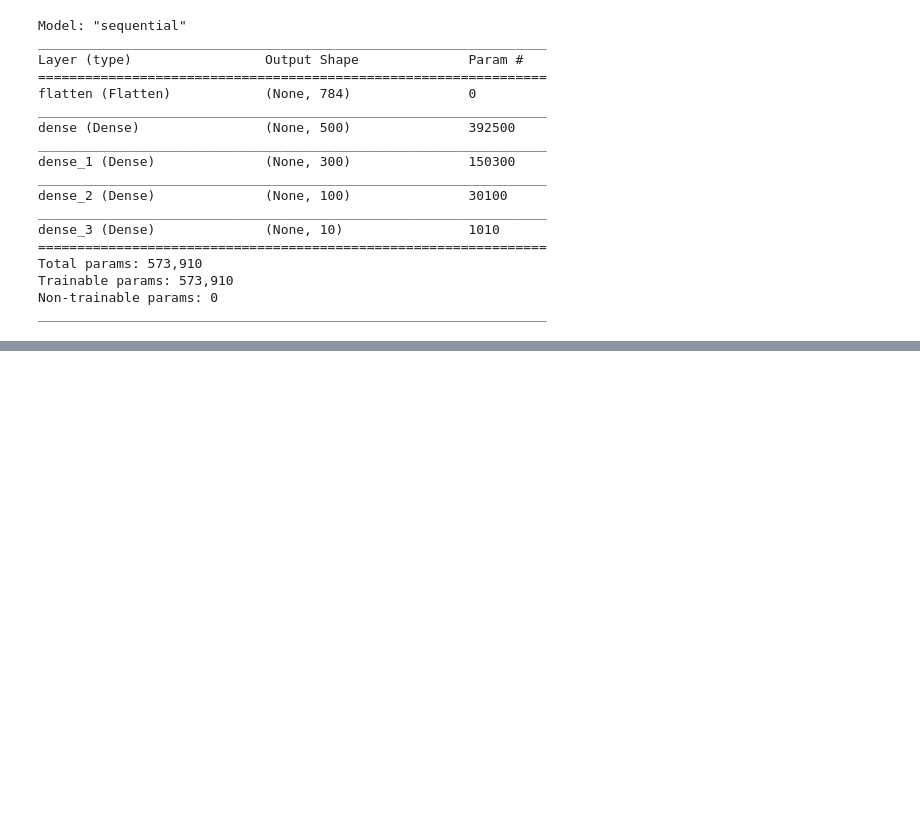
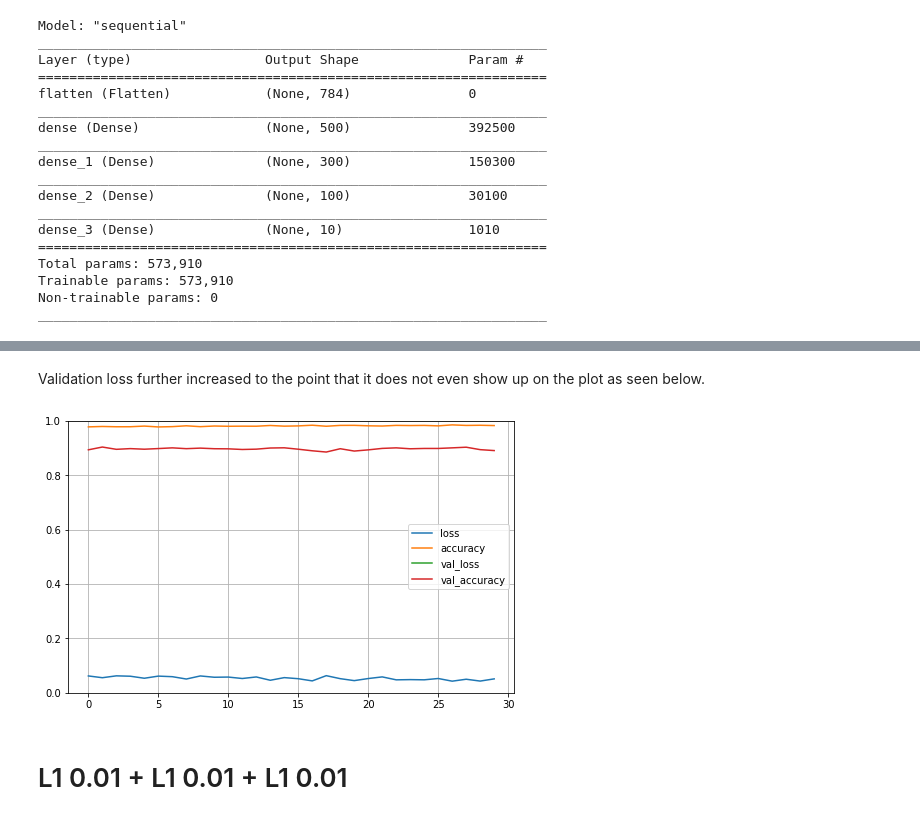
Before and after one commit to nopynospy/apu_deep_learning, a Jupyter notebook: Lab_4.ipynb, the cells around one changed output, grey strips where cells are left out. Saved outputs shown, nothing was run; the diff lists cells and outputs as text; code cells hidden in the pictures; blank space fills up the shorter version.

```diff
--- a/Lab_4.ipynb
+++ b/Lab_4.ipynb
@@ -324,0 +467,7 @@ _________________________________________________________________
+# %%
+model_l1_3 = create_model_l1(layer1 = 0.01, layer2 = 0.01)
+model.compile (loss = "sparse_categorical_crossentropy",
+               optimizer = "adam",
+               metrics = ["accuracy"])
+model_l1_3_hist  = model.fit(X_train, y_train, epochs=30,
+                    validation_data=(X_valid, y_valid))
@@ -324,0 +492,8 @@ _________________________________________________________________
+# %% [markdown]
+Validation loss further increased to the point that it does not even show up on the plot as seen below.
+# %%
+plot_performance(model_l1_3_hist)
+# %% [output]
+[figure, added]
+# %% [markdown]
+# L1 0.01 + L1 0.01 + L1 0.01
```
Also changed, not shown: parts of 33 cells of this notebook.
